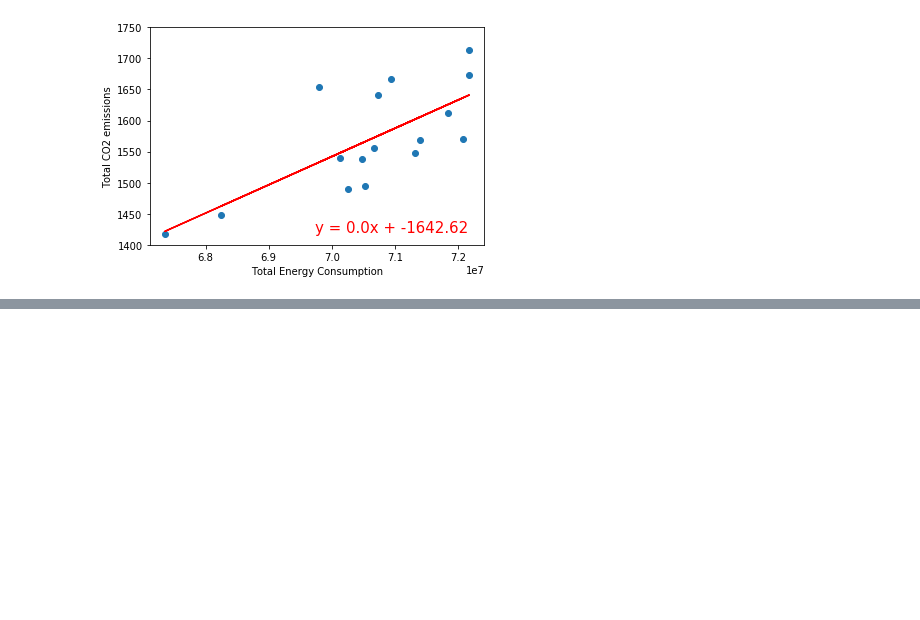
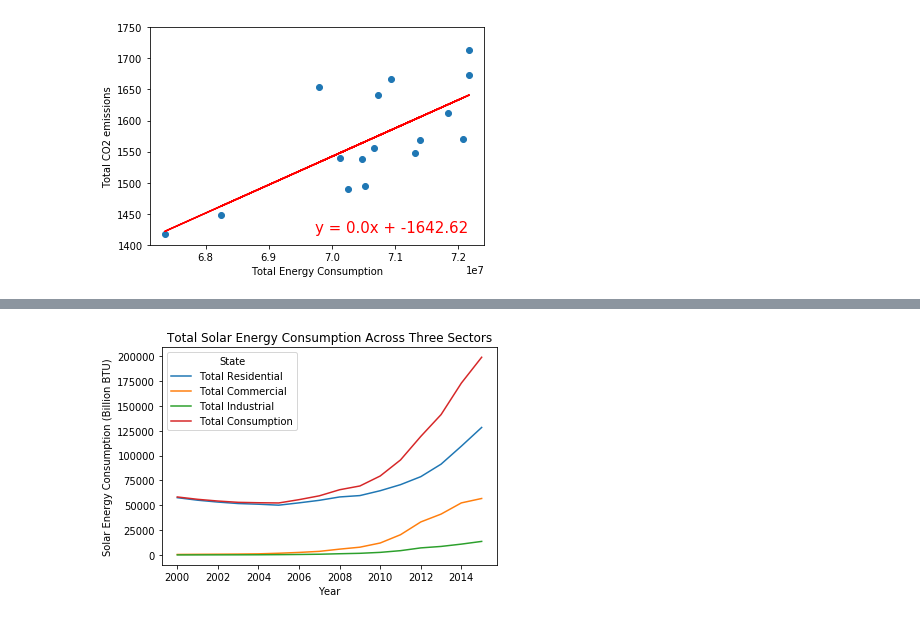
Before and after one commit to MabelDS89/Project-1, a Jupyter notebook: TA_energy_analysis.ipynb, the cells around one changed output, grey strips where cells are left out. Drawn from its saved outputs; the diff is of its cells as text; code cells hidden in the pictures; blank space fills up the shorter version.

```diff
--- a/TA_energy_analysis.ipynb
+++ b/TA_energy_analysis.ipynb
@@ -399,0 +509,8 @@ The actual slope is: 4.549502069515389e-05
+# %%
+final_combined_solar_df.plot(kind="line", title ="Total Solar Energy Consumption Across Three Sectors")
+plt.xlabel("Year")
+plt.ylabel("Solar Energy Consumption (Billion BTU)")
+plt.savefig("images/Fig13.png")
+plt.show()
+# %% [output]
+[figure, added]
```
Also changed, not shown: parts of 28 cells of this notebook, 13 other files.
